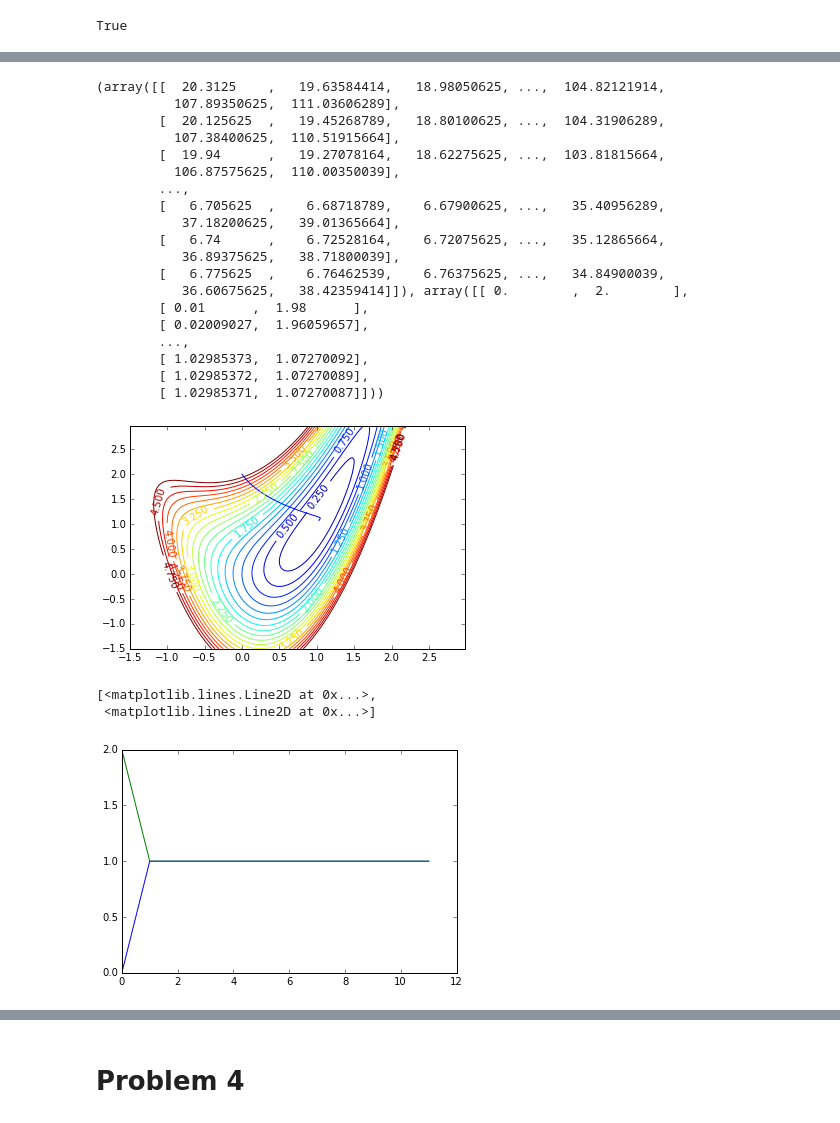
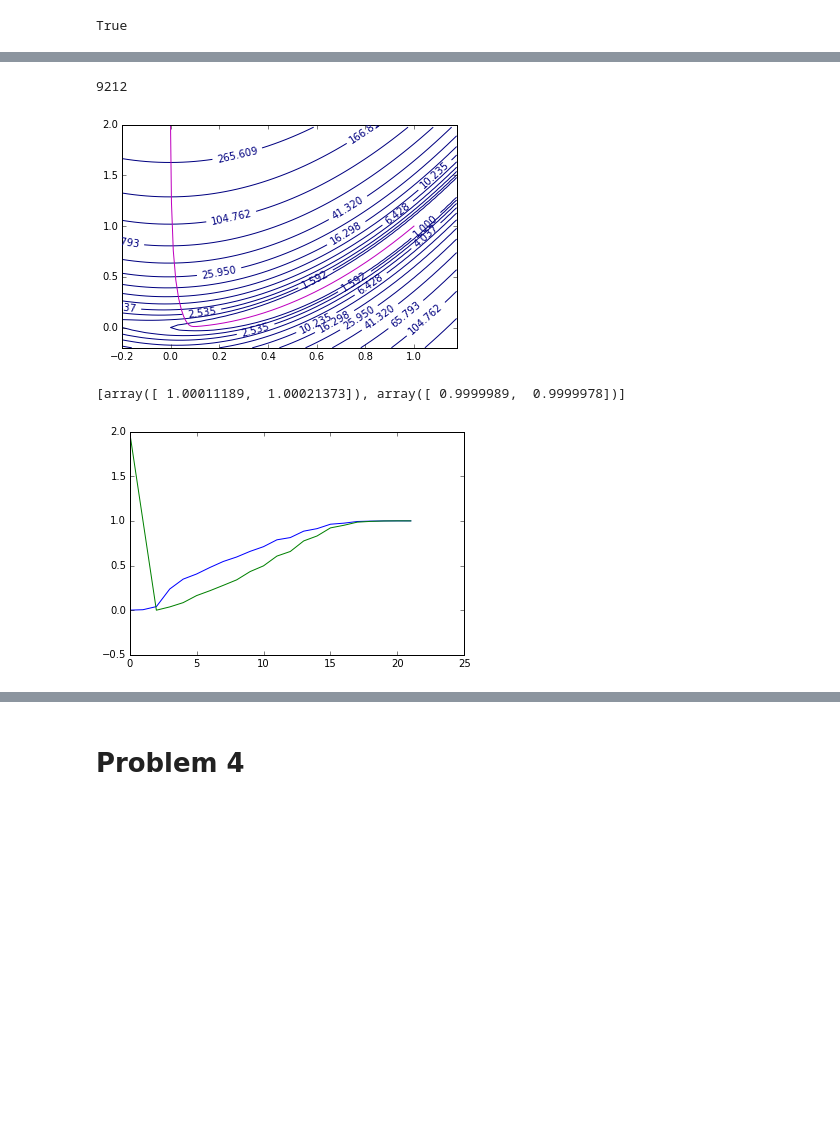
Before and after one commit to scoiatael/nn_assignments, a Jupyter notebook: assignment2/starter_code.ipynb, the cells around one changed output, grey strips where cells are left out. Cells and saved outputs as stored; diff of their text form; code cells hidden in the pictures; blank space fills up the shorter version.

```diff
--- a/assignment2/starter_code.ipynb
+++ b/assignment2/starter_code.ipynb
@@ -142,4 +147,8 @@ def KNN(train_X, train_Y, test_X, test_Y, ks, batch_size=200):
     print "<done>"
     errs /= test_Y.shape
     return np.vstack((ks, errs))
+# %%
+X = arange(0, 100).reshape(20,5)
+Y = logspace(0., 10., 10).reshape(2,5)
+# cdist(X,Y), [[np.sqrt(np.sum((x-y)**2)) for y in Y] for x in X]
 # %%
@@ -294,18 +300,18 @@ True
 def GD(f, Theta0, alpha, stop_tolerance=1e-10, max_steps=1000000):
     history = [Theta0]
 
-    Theta = Theta0
+    Theta = copy(Theta0)
     value = np.inf
 
     step = 0
     while step<max_steps:
         previous_value = value
         value, gradient = f(Theta)
-        if abs(value - previous_value) < stop_tolerance: #a stopping condition here
+        if value < stop_tolerance:
             break
 
-        Theta = Theta - alpha*gradient*value
-        history.append(Theta)
+        Theta = Theta - alpha*gradient
+        history.append(copy(Theta))
         step += 1
     return Theta, history
 # %%
@@ -322,20 +328,25 @@ Found optimum at [  3.97620036e-03  -1.93453581e-05] in 158039 steps (true minim
 # Now implement the Rosenbrock function
 #
 
-def rosenbrock(X):
+def my_rosenbrock(X):
     A = 1.0
-    B = 1.0
+    B = 100.0
     Q1 = (A - X[0])
     Q2 = (X[1] - X[0]**2)
     val = Q1**2 + B * Q2**2
     grad = np.array([2.0 * Q1 * (-1.0) + B * 2.0 * Q2 * (-2.0) * X[0], B * 2.0 * Q2])
     return val, grad
 
+def rosenbrock(X):
+    true_val = scipy.optimize.rosen(X)
+    true_grad = scipy.optimize.rosen_der(X)
+    return true_val, true_grad
+
 #
 # And test its gradient
 #
-check_gradient(rosenbrock, np.array([0.,0.]), delta=1e-8)
-check_gradient(rosenbrock, np.array([1.0,1.0]), delta=1e-8)
+check_gradient(my_rosenbrock, np.array([0.,0.]), delta=1e-8)
+check_gradient(my_rosenbrock, np.array([1.37324,1.6335]), delta=1e-8)
 # %% [output]
 True
 # %%
@@ -344,7 +355,7 @@ True
 #
 
 X0= np.array((0.,2.))
-Xopt, Xhist = GD(rosenbrock, X0, alpha=1e-3, stop_tolerance=1e-10)
+Xopt, Xhist = GD(my_rosenbrock, X0, alpha=0.00192, stop_tolerance=1e-10)
 Xhist = np.array(Xhist)
 
 print "Found optimum at %s in %d steps (true minimum is at [1,1])" % (Xopt, len(Xhist))
@@ -374,43 +385,27 @@ Xhist[:10], Xhist[-1]
 # %%
 #
 # Make a contour plot
 #
 # you may want to use functions: meshgrid, contour
 #
 def plot_contour():
     delta = 0.025
     axis = arange(-1.5,3.0, delta)
-    X,Y = np.meshgrid(axis, axis)
-    Zv, Zg = rosenbrock((X, Y))
+    axis_x = arange(-0.2, 1.2, delta)
+    axis_y = arange(-0.2, 2.0, delta)
+    X,Y = np.meshgrid(axis_x, axis_y)
+    Zv, Zg = my_rosenbrock((X, Y))
     #contour(X,Y,Z)
     #Zv = sqrt(X**2 + Y**2)
-    cs = contour(X, Y, Zv, arange(0., 5., 0.25))
+    cs = contour(X, Y, Zv, logspace(0., 20., 100))
     clabel(cs, inline=True)
 
 plot_contour()
-plot(Xhist[:,0], Xhist[:, 1], label='gd path')
-Zv, Xhist
+plot(Xhist[:,0], Xhist[:, 1], label='gd path', color='m')
+len(Xhist)
 # %% [output]
-(array([[  20.3125    ,   19.63584414,   18.98050625, ...,  104.82121914,
-          107.89350625,  111.03606289],
-        [  20.125625  ,   19.45268789,   18.80100625, ...,  104.31906289,
-          107.38400625,  110.51915664],
-        [  19.94      ,   19.27078164,   18.62275625, ...,  103.81815664,
-          106.87575625,  110.00350039],
-        ...,
-        [   6.705625  ,    6.68718789,    6.67900625, ...,   35.40956289,
-           37.18200625,   39.01365664],
-        [   6.74      ,    6.72528164,    6.72075625, ...,   35.12865664,
-           36.89375625,   38.71800039],
-        [   6.775625  ,    6.76462539,    6.76375625, ...,   34.84900039,
-           36.60675625,   38.42359414]]), array([[ 0.        ,  2.        ],
-        [ 0.01      ,  1.98      ],
-        [ 0.02009027,  1.96059657],
-        ...,
-        [ 1.02985373,  1.07270092],
-        [ 1.02985372,  1.07270089],
-        [ 1.02985371,  1.07270087]]))
+9212
-[figure, old version]
+[figure, new version]
 # %%
 #
 # Use scipy.optimize.fmin_l_bfgs_b
@@ -420,11 +415,12 @@ Zv, Xhist
 #
 import scipy
 hist = [X0]
-x, f, info = scipy.optimize.fmin_l_bfgs_b(rosenbrock, X0, callback=lambda x: hist.append(x))
+x, f, info = scipy.optimize.fmin_l_bfgs_b(rosenbrock, X0, callback=lambda x: hist.append(copy(x)))
 plot(hist)
+len(hist)
+hist[-2:]
 # %% [output]
-[<matplotlib.lines.Line2D at 0x...>,
- <matplotlib.lines.Line2D at 0x...>]
+[array([ 1.00011189,  1.00021373]), array([ 0.9999989,  0.9999978])]
-[figure, old version]
+[figure, new version]
 # %%
 plot_contour()
```
Also changed, not shown: parts of 18 cells of this notebook.
